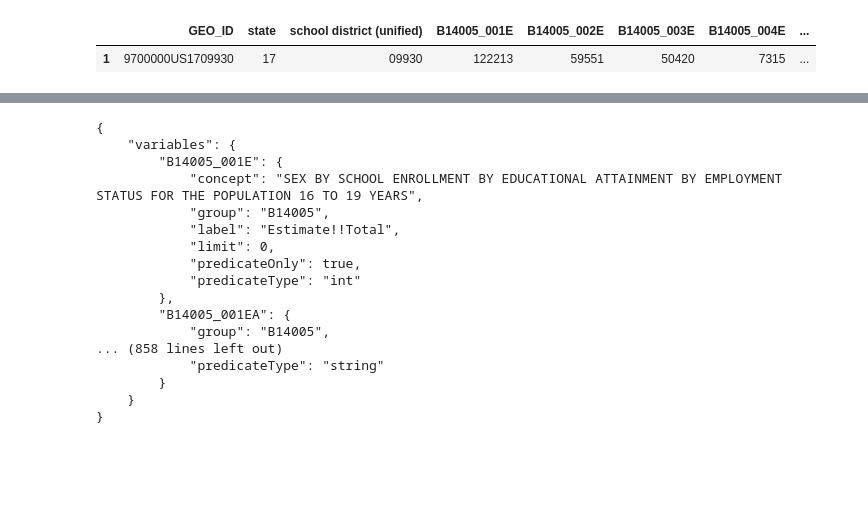
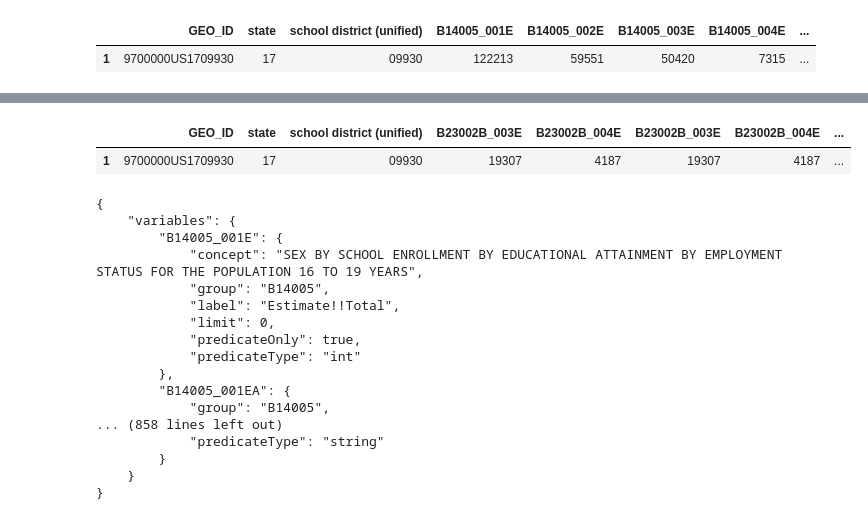
Before and after one commit to eisenba/project-1, a Jupyter notebook: censusdata/CensusData.ipynb, the cells around one changed output, grey strips where cells are left out. Drawn from its saved outputs; the diff is of its cells as text; code cells hidden in the pictures; blank space fills up the shorter version.

Commit message:
Cleans B23002B test

```diff
--- a/censusdata/CensusData.ipynb
+++ b/censusdata/CensusData.ipynb
@@ -89,3 +97,15 @@ print(json.dumps(chicago_response, indent=4, sort_keys=True))
+# %%
+# Cleans B23002B. Generally, this table covers employment by age group for african americans
+cps_select_B23002B = pd.DataFrame(cps_df.iloc[1][['GEO_ID','state','school district (unified)',
+                    'B23002B_003E','B23002B_004E','B23002B_003E','B23002B_004E',
+                     'B23002B_005E','B23002B_006E','B23002B_007E','B23002B_008E',
+                    'B23002B_009E','B23002B_042E', 'B23002B_043E','B23002B_044E',
+                    'B23002B_045E','B23002B_046E','B23002B_047E','B23002B_048E']])
+cps_select_B23002B2 = cps_select_B23002B.transpose()
+cps_select_B23002B2
+# %% [output]
+|  | GEO_ID | state | school district (unified) | B23002B_003E | B23002B_004E | B23002B_003E | B23002B_004E | ... |
+| 1 | 9700000US1709930 | 17 | 09930 | 19307 | 4187 | 19307 | 4187 | ... |
 # %%
 # Get annotation json for B14005
 
```
Also changed, not shown: parts of 2 cells of this notebook.
